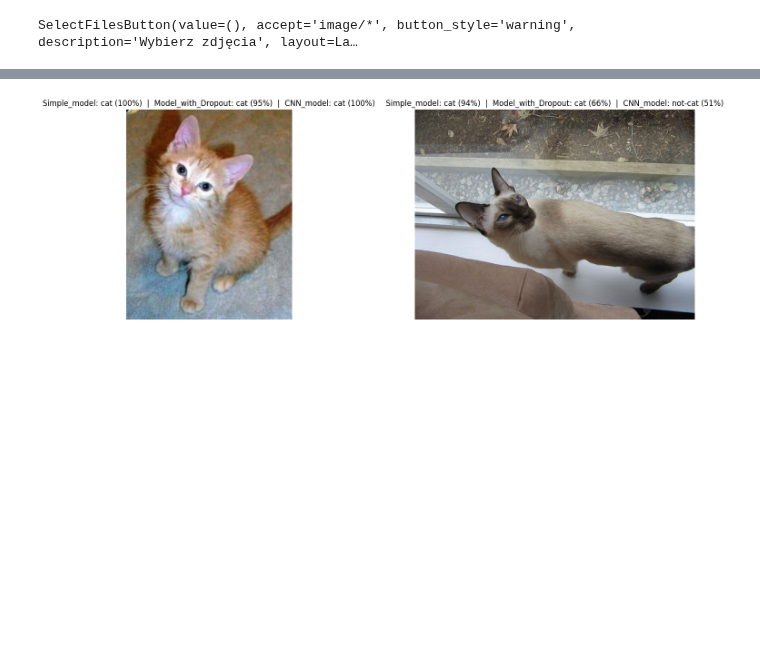
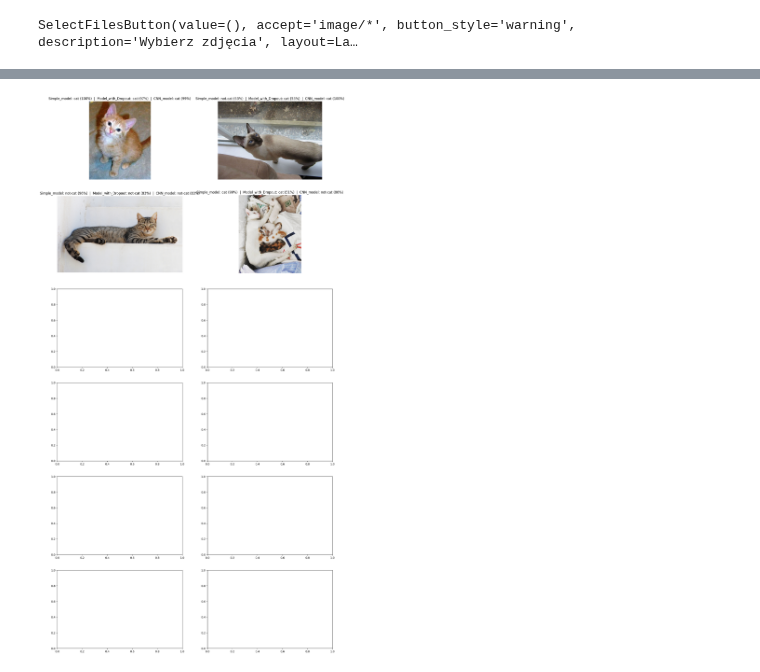
Before and after one commit to NXTRSS/MachineLearningCourse, a Jupyter notebook: Sieć_Neuronowa.ipynb, the cells around one changed output, grey strips where cells are left out. Saved outputs shown, nothing was run; the diff lists cells and outputs as text; code cells hidden in the pictures; blank space fills up the shorter version.

```diff
--- a/Sieć_Neuronowa.ipynb
+++ b/Sieć_Neuronowa.ipynb
@@ -462,10 +461,9 @@ reset_default_graph()
 np.random.seed(42)
 tf.random.set_seed(42)
 model_reg = Sequential(name='Model_with_Dropout')
-model_reg.add(Dropout(rate=0.2, input_shape=(IMG_SIZE*IMG_SIZE*3,)))
-model_reg.add(Dense(1024, activation="relu", kernel_initializer="uniform"))
-model_reg.add(Dropout(rate=0.2))
-model_reg.add(Dense(512, activation="relu", kernel_initializer="uniform"))
+model_reg.add(Dense(1024, input_dim=IMG_SIZE * IMG_SIZE * 3, activation="relu", kernel_initializer="uniform"))
+model_reg.add(Dropout(rate=0.3))
+model_reg.add(Dense(128, activation="relu", kernel_initializer="uniform"))
 model_reg.add(Dropout(rate=0.2))
 model_reg.add(Dense(2))
 model_reg.add(Activation("softmax"))
@@ -524,7 +524,7 @@ tensorboard_callback = tf.keras.callbacks.TensorBoard(log_dir=log_dir, histogram
 model_reg.compile(loss="binary_crossentropy", optimizer=Adam(), metrics=["accuracy"])
 history_model_reg = model_reg.fit(
     X_train_flat, Y_train,
-    epochs=50,
+    epochs=30,
     batch_size=32,
     validation_data=(X_test_flat, Y_test),
     verbose=2,
@@ -535,4 +535,7 @@ model_reg.save("model_reg.keras")
 import pickle
 with open("history_model_reg.pkl", "wb") as f:
     pickle.dump(history_model_reg.history, f)
+
+
+print(f"Najlepsza val_accuracy: {max(history_model_reg.history['val_accuracy']):.3f}")
 # %% [output]
@@ -632,8 +635,8 @@ X_test shape: (4000, 64, 64, 3)
 Y_train shape: (6000, 2)
 Y_test shape: (4000, 2)
 # %%
-X_train = X_train / 255.
-X_test = X_test / 255.
+X_train_cnn = X_train / 255.
+X_test_cnn = X_test / 255.
 # %%
 reset_default_graph()
 np.random.seed(42)
@@ -745,10 +770,13 @@ plot_model(model_cnn, show_shapes=True, show_layer_names=True, to_file='model_cn
 log_dir = os.path.join('logs','cnn_model', datetime.now().strftime('%d_%m_%Y-%H_%M_%S'))
 tensorboard_callback = tf.keras.callbacks.TensorBoard(log_dir=log_dir, histogram_freq=1)
 model_cnn.compile(loss="binary_crossentropy", optimizer=Adam(), metrics=["accuracy"])
-history_model_cnn = model_cnn.fit(X_train, Y_train, epochs=50, batch_size=64, verbose=2, validation_data=[X_test, Y_test], callbacks=[tensorboard_callback])
+history_model_cnn = model_cnn.fit(X_train_cnn, Y_train, epochs=30, batch_size=64, verbose=2, validation_data=[X_test_cnn, Y_test], callbacks=[tensorboard_callback])
 
 model_cnn.save("model_cnn.keras")
 import pickle
 with open("history_model_cnn.pkl", "wb") as f:
     pickle.dump(history_model_cnn.history, f)
+
+
+print(f"Najlepsza val_accuracy: {max(history_model_cnn.history['val_accuracy']):.3f}")
 # %% [output]
@@ -833,15 +861,15 @@ Najpierw wybierz zdjęcie/zdjęcia za pomocą przycisku powyżej.
 urls = [
     'https://raw.githubusercontent.com/fastai/fastai/main/nbs/images/cat.jpg',                                          # TP — kot
     'https://raw.githubusercontent.com/EliSchwartz/imagenet-sample-images/master/n02123597_Siamese_cat.JPEG',            # TP — kot syjamski
-    # 'https://upload.wikimedia.org/wikipedia/commons/1/15/Cat_August_2010-4.jpg',                                       # TP — kot pręgowany
-    # 'https://upload.wikimedia.org/wikipedia/commons/7/71/Nursing_Cat_01.jpg',                                          # TP — kotka z kociętami
-    # 'https://upload.wikimedia.org/wikipedia/commons/b/b6/Felis_catus-cat_on_snow.jpg',                                 # TP — kot na śniegu
-    # 'https://upload.wikimedia.org/wikipedia/commons/9/9b/Gustav_chocolate.jpg',                                        # FN — brązowy kot, model się myli
-    # 'https://raw.githubusercontent.com/tensorflow/models/master/research/object_detection/test_images/image1.jpg',      # FP — dwa psy beagle, model się myli
-    # 'https://raw.githubusercontent.com/tensorflow/models/master/research/object_detection/test_images/image2.jpg',      # TN — kitesurferzy na plaży
-    # 'https://raw.githubusercontent.com/EliSchwartz/imagenet-sample-images/master/n01614925_bald_eagle.JPEG',            # TN — bielik
-    # 'https://raw.githubusercontent.com/EliSchwartz/imagenet-sample-images/master/n07734744_mushroom.JPEG',              # TN — grzyb
-    # 'https://raw.githubusercontent.com/EliSchwartz/imagenet-sample-images/master/n03445777_golf_ball.JPEG',             # TN — piłka golfowa
+    'https://upload.wikimedia.org/wikipedia/commons/1/15/Cat_August_2010-4.jpg',                                       # TP — kot pręgowany
+    'https://upload.wikimedia.org/wikipedia/commons/7/71/Nursing_Cat_01.jpg',                                          # TP — kotka z kociętami
+    'https://upload.wikimedia.org/wikipedia/commons/b/b6/Felis_catus-cat_on_snow.jpg',                                 # TP — kot na śniegu
+    'https://upload.wikimedia.org/wikipedia/commons/9/9b/Gustav_chocolate.jpg',                                        # FN — brązowy kot, model się myli
+    'https://raw.githubusercontent.com/tensorflow/models/master/research/object_detection/test_images/image1.jpg',      # FP — dwa psy beagle, model się myli
+    'https://raw.githubusercontent.com/tensorflow/models/master/research/object_detection/test_images/image2.jpg',      # TN — kitesurferzy na plaży
+    'https://raw.githubusercontent.com/EliSchwartz/imagenet-sample-images/master/n01614925_bald_eagle.JPEG',            # TN — bielik
+    'https://raw.githubusercontent.com/EliSchwartz/imagenet-sample-images/master/n07734744_mushroom.JPEG',              # TN — grzyb
+    'https://raw.githubusercontent.com/EliSchwartz/imagenet-sample-images/master/n03445777_golf_ball.JPEG',             # TN — piłka golfowa
 ]
 
 predict_image_from_urls([model, model_reg, model_cnn], urls, classNames)
@@ -867 +878 @@ To silence this warning, decorate the function with @tf.autograph.experimental.d
-[figure, old version]
+[figure, new version]
```
Also changed, not shown: parts of 31 cells of this notebook.
